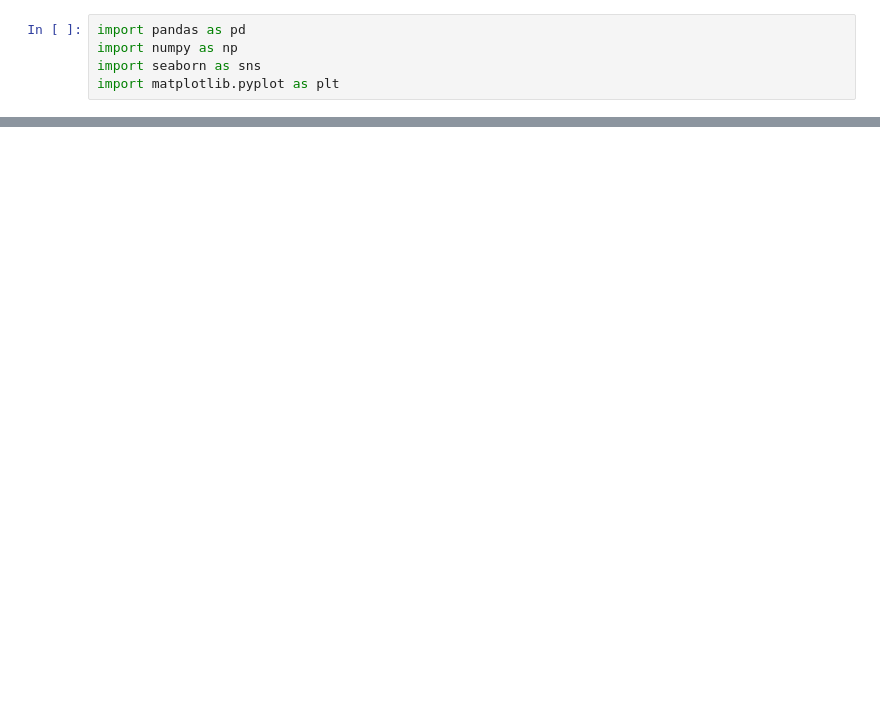
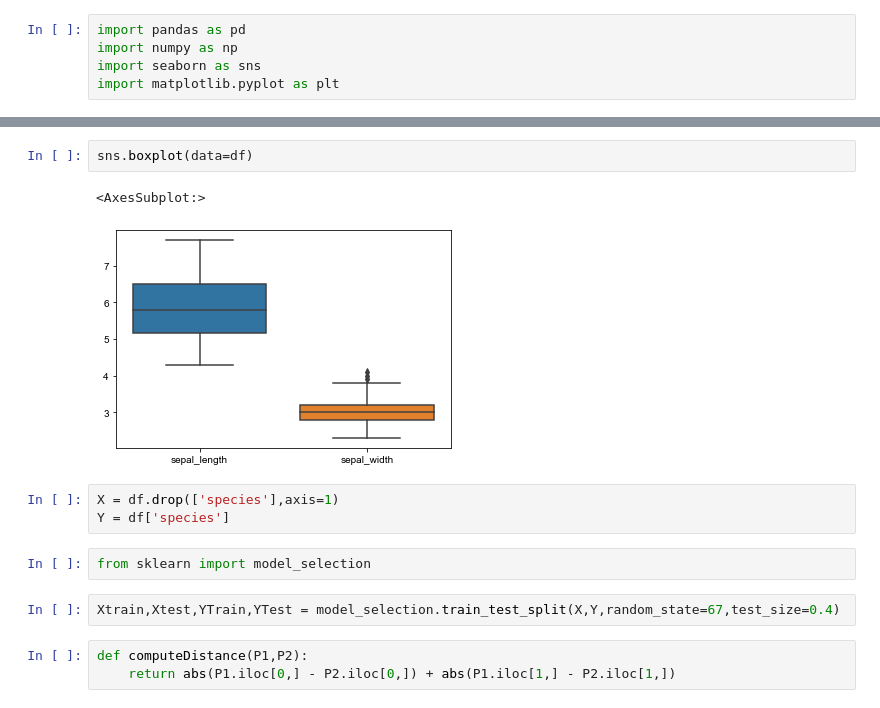
Before and after one commit to gautam7-github/ML-Algos, a Jupyter notebook: KNN/k_nearest_neigh.ipynb, the cells around one changed output, grey strips where cells are left out. Drawn from its saved outputs; the diff is of its cells as text; blank space fills up the shorter version.

```diff
--- a/KNN/k_nearest_neigh.ipynb
+++ b/KNN/k_nearest_neigh.ipynb
@@ -10,0 +42,15 @@ KeyError: "Passing list-likes to .loc or [] with any missing labels is no longer
+# %%
+sns.boxplot(data=df)
+# %% [output]
+<AxesSubplot:>
+[figure, added]
+# %%
+X = df.drop(['species'],axis=1)
+Y = df['species']
+# %%
+from sklearn import model_selection
+# %%
+Xtrain,Xtest,YTrain,YTest = model_selection.train_test_split(X,Y,random_state=67,test_size=0.4)
+# %%
+def computeDistance(P1,P2):
+    return abs(P1.iloc[0,] - P2.iloc[0,]) + abs(P1.iloc[1,] - P2.iloc[1,])
```
Also changed, not shown: parts of 10 cells of this notebook, 7 other files.
